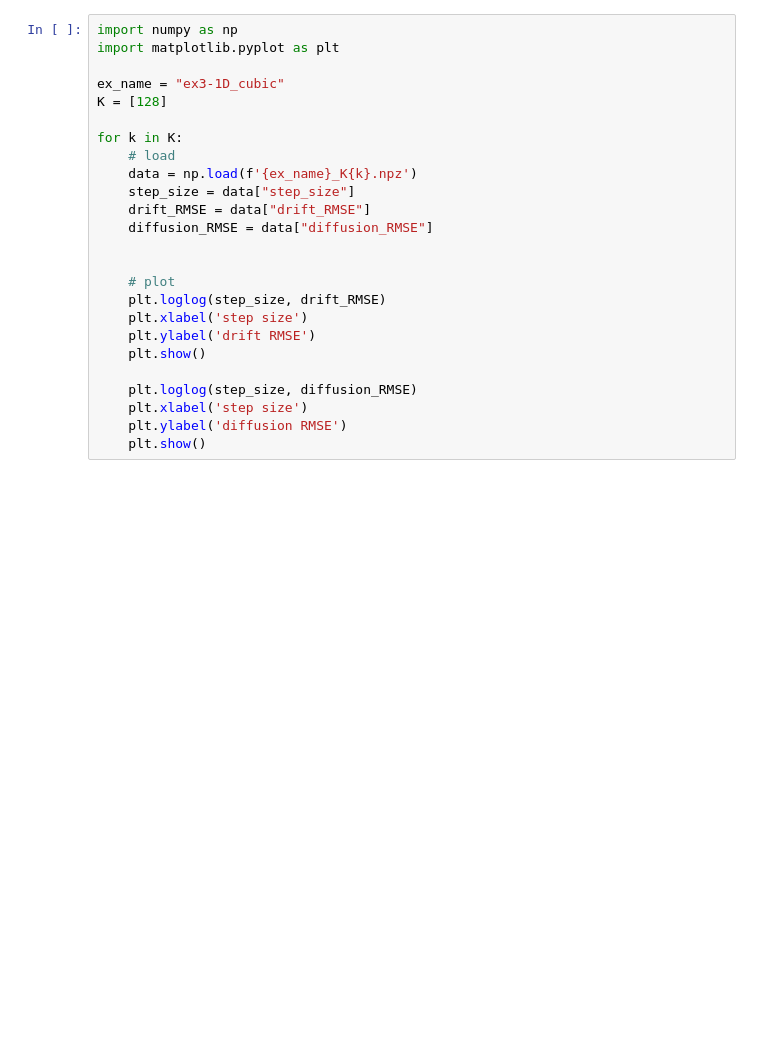
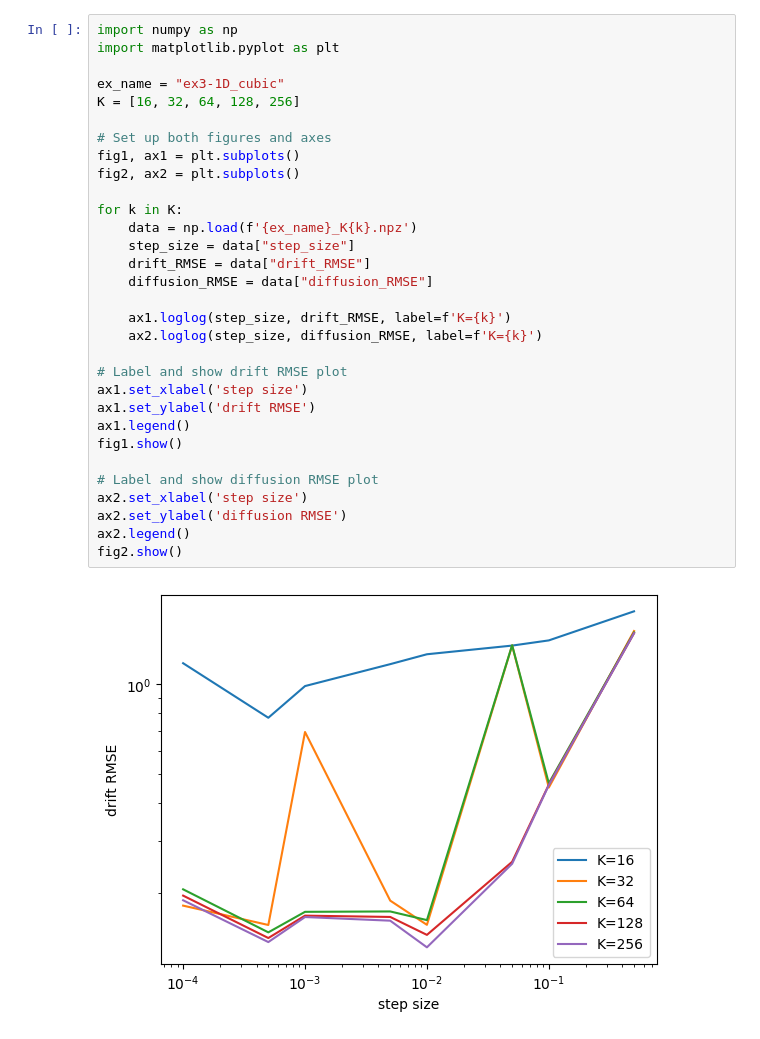
Before and after one commit to ojldoug/SDE_ARFF, a Jupyter notebook: saved_results/RMSE_v_step_size_v_K_data/plot_RMSE_v_step_size_v_K.ipynb, the cells around one changed output. Saved outputs shown, nothing was run; the diff lists cells and outputs as text; blank space fills up the shorter version.

```diff
--- a/saved_results/RMSE_v_step_size_v_K_data/plot_RMSE_v_step_size_v_K.ipynb
+++ b/saved_results/RMSE_v_step_size_v_K_data/plot_RMSE_v_step_size_v_K.ipynb
@@ -1,25 +1,33 @@
 # %%
 import numpy as np
 import matplotlib.pyplot as plt
 
 ex_name = "ex3-1D_cubic"
-K = [128]
+K = [16, 32, 64, 128, 256]
+
+# Set up both figures and axes
+fig1, ax1 = plt.subplots()
+fig2, ax2 = plt.subplots()
 
 for k in K:
-    # load
     data = np.load(f'{ex_name}_K{k}.npz')
     step_size = data["step_size"]
     drift_RMSE = data["drift_RMSE"]
     diffusion_RMSE = data["diffusion_RMSE"]
 
+    ax1.loglog(step_size, drift_RMSE, label=f'K={k}')
+    ax2.loglog(step_size, diffusion_RMSE, label=f'K={k}')
 
-    # plot
-    plt.loglog(step_size, drift_RMSE)
-    plt.xlabel('step size')
-    plt.ylabel('drift RMSE')
-    plt.show()
+# Label and show drift RMSE plot
+ax1.set_xlabel('step size')
+ax1.set_ylabel('drift RMSE')
+ax1.legend()
+fig1.show()
 
-    plt.loglog(step_size, diffusion_RMSE)
-    plt.xlabel('step size')
-    plt.ylabel('diffusion RMSE')
-    plt.show()
+# Label and show diffusion RMSE plot
+ax2.set_xlabel('step size')
+ax2.set_ylabel('diffusion RMSE')
+ax2.legend()
+fig2.show()
+# %% [output]
+[figure, added]
```
Also changed, not shown: parts of 2 cells of this notebook, 6 other files.
